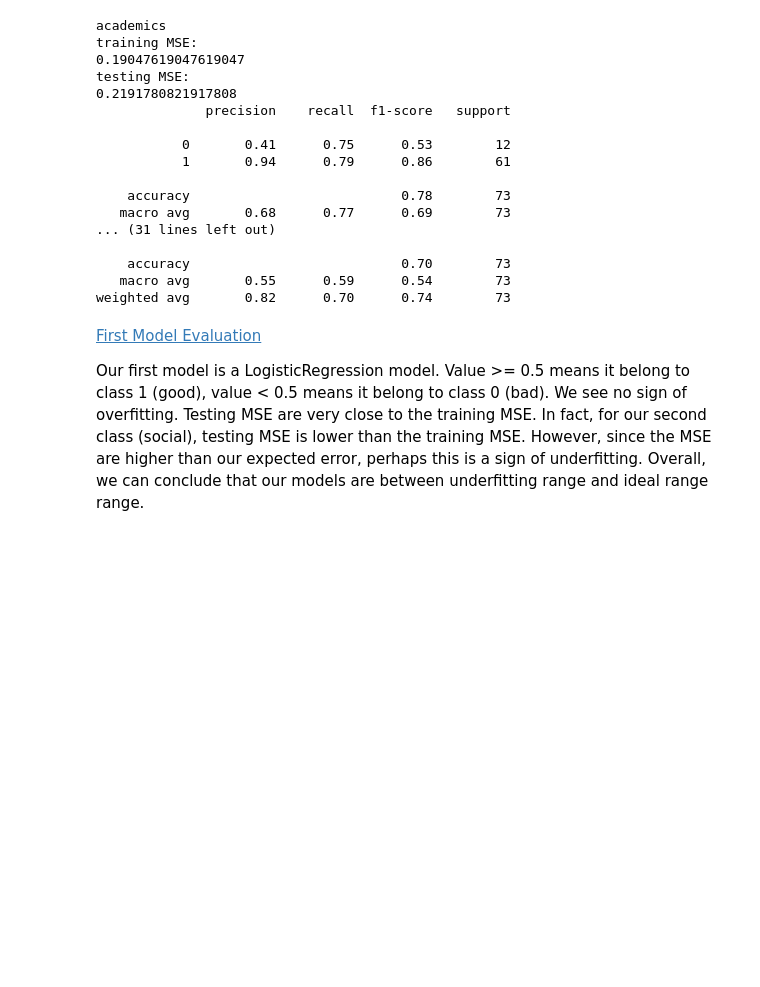
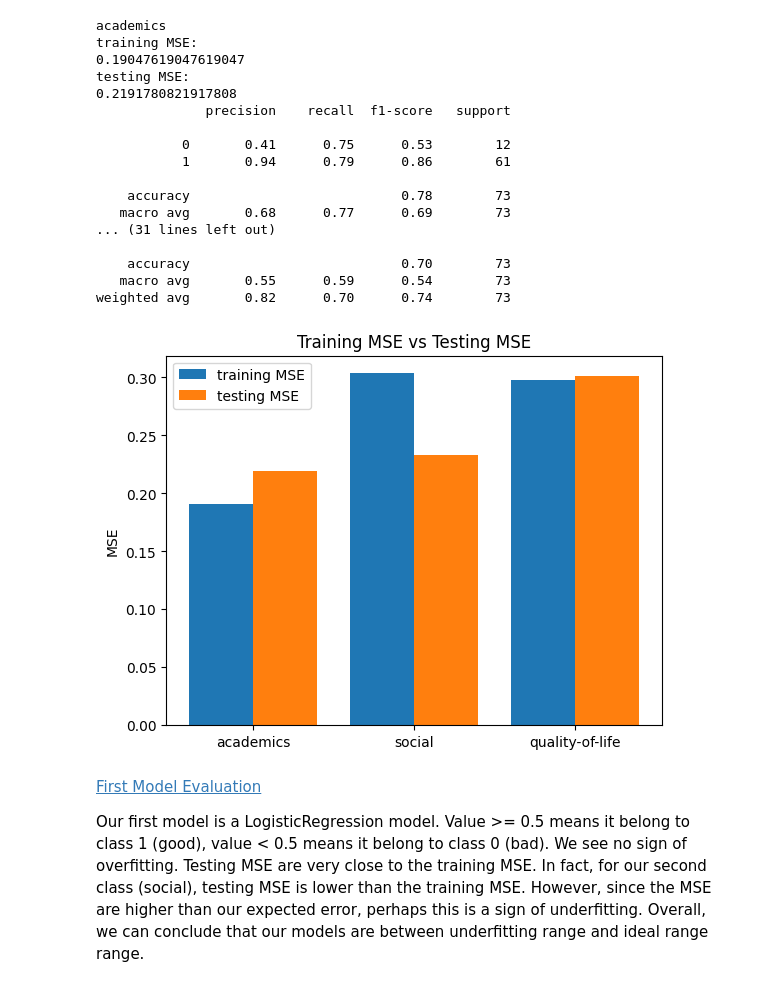
Before and after one commit to judyz01/ecs-171-final-project, a Jupyter notebook: ECS_171_Final.ipynb, the cells around one changed output. Drawn from its saved outputs; the diff is of its cells as text; code cells hidden in the pictures; blank space fills up the shorter version.

Commit message:
added MSE error bar chart for Logistical Regression Model

```diff
--- a/ECS_171_Final.ipynb
+++ b/ECS_171_Final.ipynb
@@ -494,6 +494,26 @@ testing MSE:
     accuracy                           0.70        73
    macro avg       0.55      0.59      0.54        73
 weighted avg       0.82      0.70      0.74        73
+# %%
+import numpy as np
+import matplotlib.pyplot as plt
+
+labels = ['academics','social','quality-of-life']
+training_mse = [0.19047619047619047, 0.30357142857142855, 0.2976190476190476]
+testing_mse = [0.2191780821917808, 0.2328767123287671, 0.3013698630136986]
+
+X_axis = np.arange(len(labels))
+
+plt.bar(X_axis - 0.2, training_mse, 0.4, label = 'training MSE')
+plt.bar(X_axis + 0.2, testing_mse, 0.4, label = 'testing MSE')
+
+plt.xticks(X_axis, labels)
+plt.ylabel("MSE")
+plt.title("Training MSE vs Testing MSE")
+plt.legend()
+plt.show()
+# %% [output]
+[figure, added]
 # %% [markdown]
 [First Model Evaluation](https://github.com/judyz01/ecs-171-final-project#first-model-evaluation)
 
```
